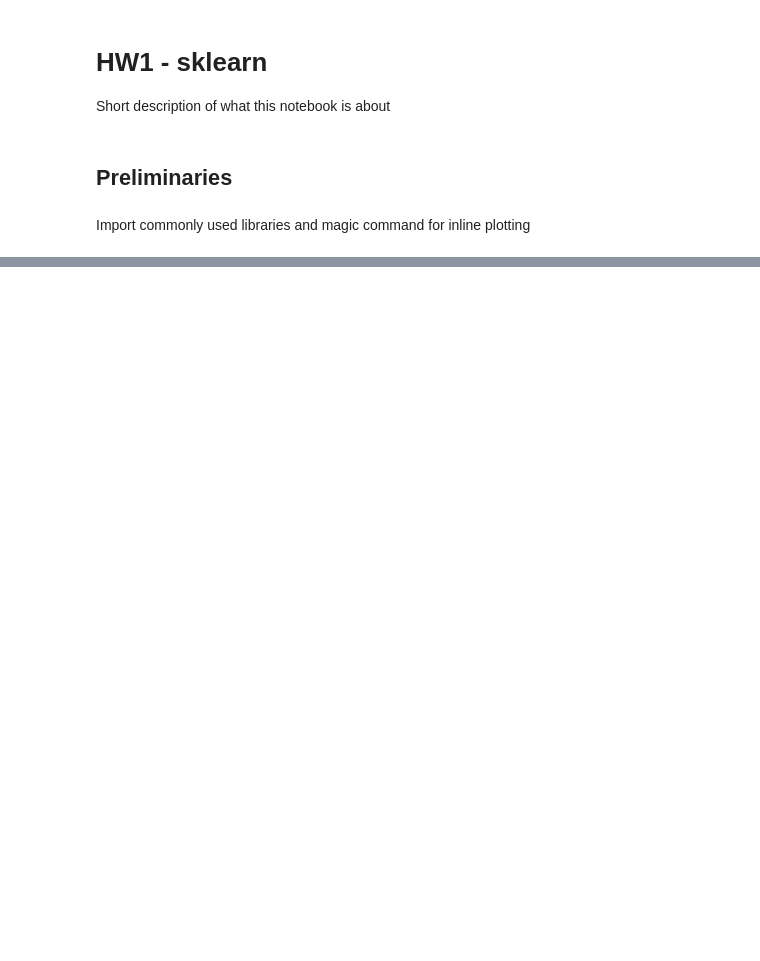
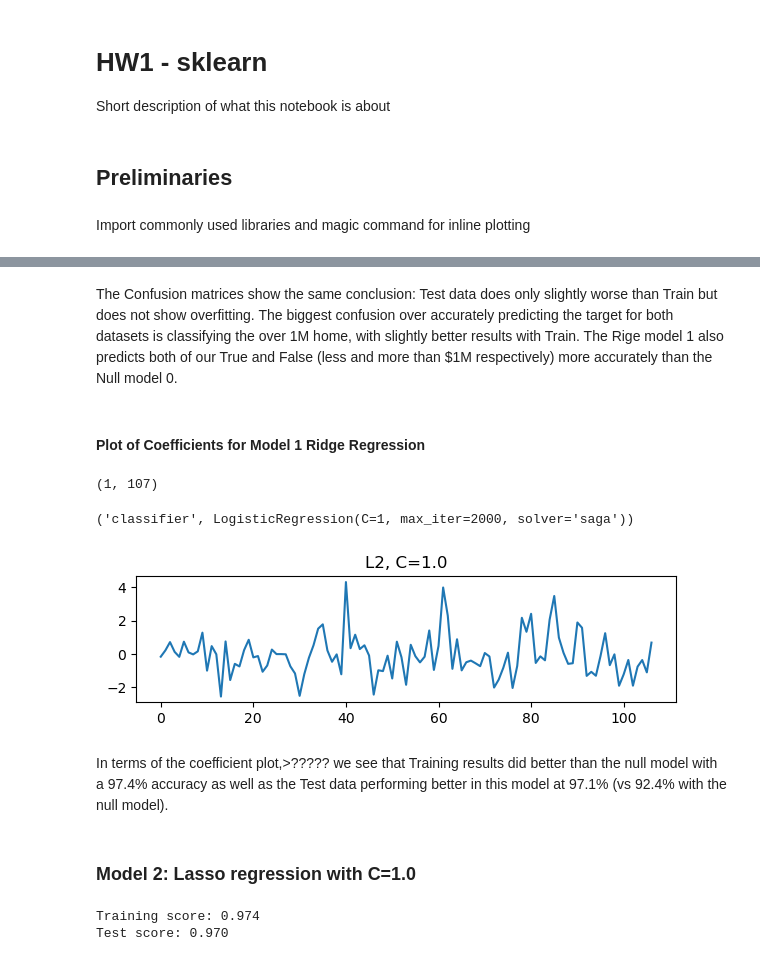
Before and after one commit to JulesU/hw1_sklearn, a Jupyter notebook: hw1_sklearn_jurbano.ipynb, the cells around one changed output, grey strips where cells are left out. Drawn from its saved outputs; the diff is of its cells as text; code cells hidden in the pictures; blank space fills up the shorter version.

```diff
--- a/hw1_sklearn_jurbano.ipynb
+++ b/hw1_sklearn_jurbano.ipynb
@@ -24,0 +411,58 @@ This is where work gets done.
+# %% [markdown]
+The Confusion matrices show the same conclusion: Test data does only slightly worse than Train but does not show overfitting. The biggest confusion over accurately predicting the target for both datasets is classifying the over 1M home, with slightly better results with Train. The Rige model 1 also predicts both of our True and False (less and more than $1M respectively) more accurately than the Null model 0.
+# %% [markdown]
+#### Plot of Coefficients for Model 1 Ridge Regression
+# %%
+clf_m1.named_steps['classifier'].coef_.shape
+# %% [output]
+(1, 107)
+# %%
+clf_m1.steps[1]
+# %% [output]
+('classifier', LogisticRegression(C=1, max_iter=2000, solver='saga'))
+# %%
+# Plot the coefficients
+def coef_plot(model, title=None):
+    # remove this part
+    # fig, ax = plt.subplots(1, sharex=True)
+
+    #plot for 1 set of coefficients:
+    coef_plot = model.steps[-1][1].coef_
+    coef_plot = coef_plot[0]
+    plt.figure(figsize=(6, 2))
+    plt.plot(coef_plot)
+    if title:
+        plt.title(title)
+    plt.tight_layout()
+# %%
+coef_plot(clf_m1, 'L2, C=1.0')
+plt.show()
+# %% [output]
+[figure, added]
+# %% [markdown]
+In terms of the coefficient plot,>????? we see that Training results did better than the null model with a 97.4% accuracy as well as the Test data performing better in this model at 97.1% (vs 92.4% with the null model).
+# %% [markdown]
+### Model 2: Lasso regression with C=1.0
+# %%
+# Model 2: Lasso regression with C=1.0
+# penalty='l1' -->  Lasso
+# C = 1 --> balanced weights on residuals and regularization penalty
+# solver='saga' --> required but this means ??
+
+# 1. Create model
+# Classifier model
+clf_model_2 = LogisticRegression(penalty='l1', C=1, solver='saga', max_iter=2000)
+
+# Append classifier to preprocessing pipeline.
+clf_m2 = Pipeline(steps=[('preprocessor', preprocessor),
+                      ('classifier', clf_model_2)])
+
+# 2. Fit model on training data
+clf_m2.fit(X_train, y_train)
+
+#  3. Print the results for training and test data
+print(f"Training score: {clf_m2.score(X_train, y_train):.3f}")
+print(f"Test score: {clf_m2.score(X_test, y_test):.3f}")
+# %% [output]
+Training score: 0.974
+Test score: 0.970
```
Also changed, not shown: parts of 83 cells of this notebook, 1 other file.
